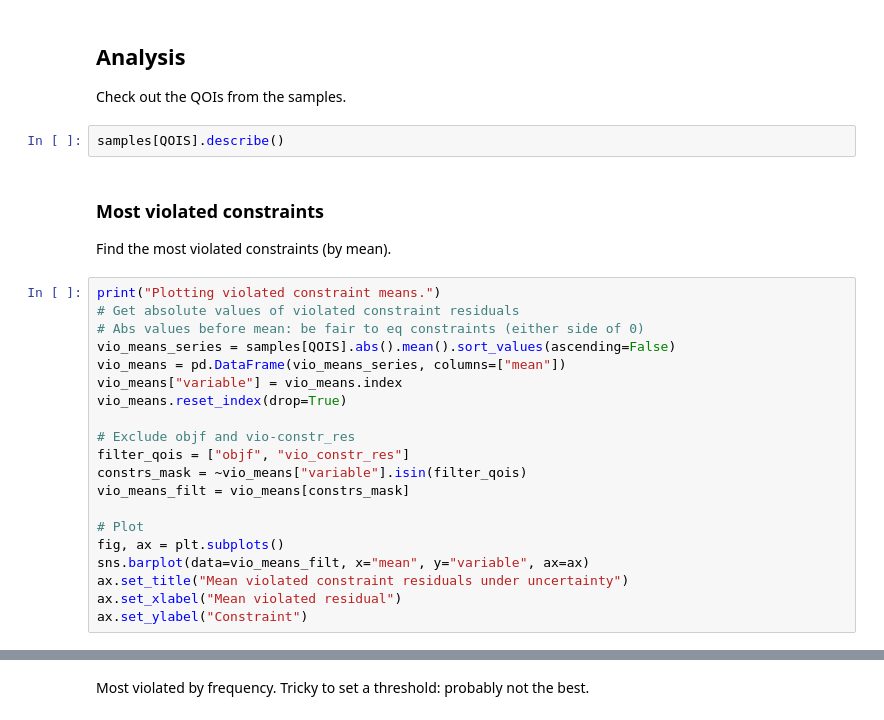
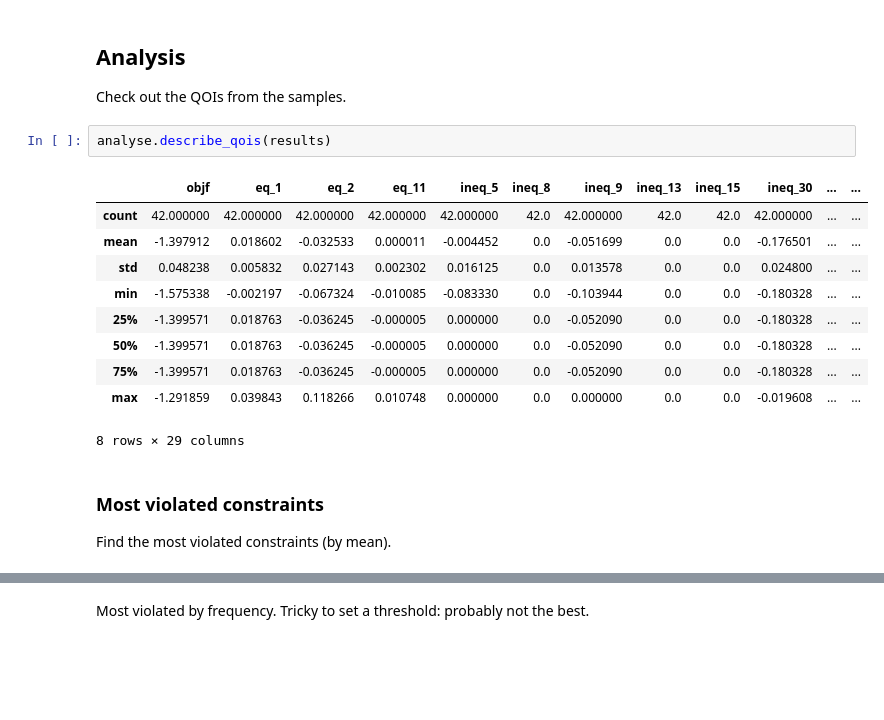
Before and after one commit to jonmaddock/easyVVUQ-process, a Jupyter notebook: max_net_elec/max_net_elec_analysis.ipynb, the cells around one changed output, grey strips where cells are left out. Drawn from its saved outputs; the diff is of its cells as text; blank space fills up the shorter version.

```diff
--- a/max_net_elec/max_net_elec_analysis.ipynb
+++ b/max_net_elec/max_net_elec_analysis.ipynb
@@ -45,29 +36,20 @@ IndexError: Too many levels: Index has only 1 level, not 2
 ## Analysis
 
 Check out the QOIs from the samples.
-# %%
-samples[QOIS].describe()
+# %%
+analyse.describe_qois(results)
+# %% [output]
+|  | objf | eq_1 | eq_2 | eq_11 | ineq_5 | ineq_8 | ineq_9 | ineq_13 | ineq_15 | ineq_30 | ... | ... |
+| count | 42.000000 | 42.000000 | 42.000000 | 42.000000 | 42.000000 | 42.0 | 42.000000 | 42.0 | 42.0 | 42.000000 | ... | ... |
+| mean | -1.397912 | 0.018602 | -0.032533 | 0.000011 | -0.004452 | 0.0 | -0.051699 | 0.0 | 0.0 | -0.176501 | ... | ... |
+| std | 0.048238 | 0.005832 | 0.027143 | 0.002302 | 0.016125 | 0.0 | 0.013578 | 0.0 | 0.0 | 0.024800 | ... | ... |
+| min | -1.575338 | -0.002197 | -0.067324 | -0.010085 | -0.083330 | 0.0 | -0.103944 | 0.0 | 0.0 | -0.180328 | ... | ... |
+| 25% | -1.399571 | 0.018763 | -0.036245 | -0.000005 | 0.000000 | 0.0 | -0.052090 | 0.0 | 0.0 | -0.180328 | ... | ... |
+| 50% | -1.399571 | 0.018763 | -0.036245 | -0.000005 | 0.000000 | 0.0 | -0.052090 | 0.0 | 0.0 | -0.180328 | ... | ... |
+| 75% | -1.399571 | 0.018763 | -0.036245 | -0.000005 | 0.000000 | 0.0 | -0.052090 | 0.0 | 0.0 | -0.180328 | ... | ... |
+| max | -1.291859 | 0.039843 | 0.118266 | 0.010748 | 0.000000 | 0.0 | 0.000000 | 0.0 | 0.0 | -0.019608 | ... | ... |
+8 rows × 29 columns
 # %% [markdown]
 ### Most violated constraints
 
 Find the most violated constraints (by mean).
-# %%
-print("Plotting violated constraint means.")
-# Get absolute values of violated constraint residuals
-# Abs values before mean: be fair to eq constraints (either side of 0)
-vio_means_series = samples[QOIS].abs().mean().sort_values(ascending=False)
-vio_means = pd.DataFrame(vio_means_series, columns=["mean"])
-vio_means["variable"] = vio_means.index
-vio_means.reset_index(drop=True)
-
-# Exclude objf and vio-constr_res
-filter_qois = ["objf", "vio_constr_res"]
-constrs_mask = ~vio_means["variable"].isin(filter_qois)
-vio_means_filt = vio_means[constrs_mask]
-
-# Plot
-fig, ax = plt.subplots()
-sns.barplot(data=vio_means_filt, x="mean", y="variable", ax=ax)
-ax.set_title("Mean violated constraint residuals under uncertainty")
-ax.set_xlabel("Mean violated residual")
-ax.set_ylabel("Constraint")
```
Also changed, not shown: parts of 25 cells of this notebook, 2 other files.
